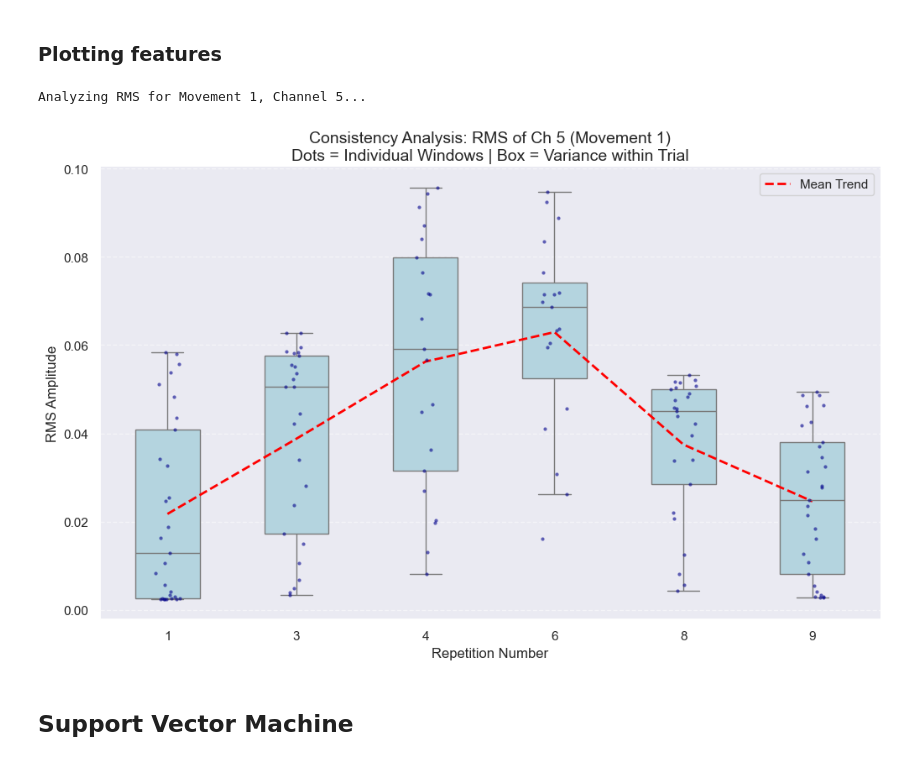
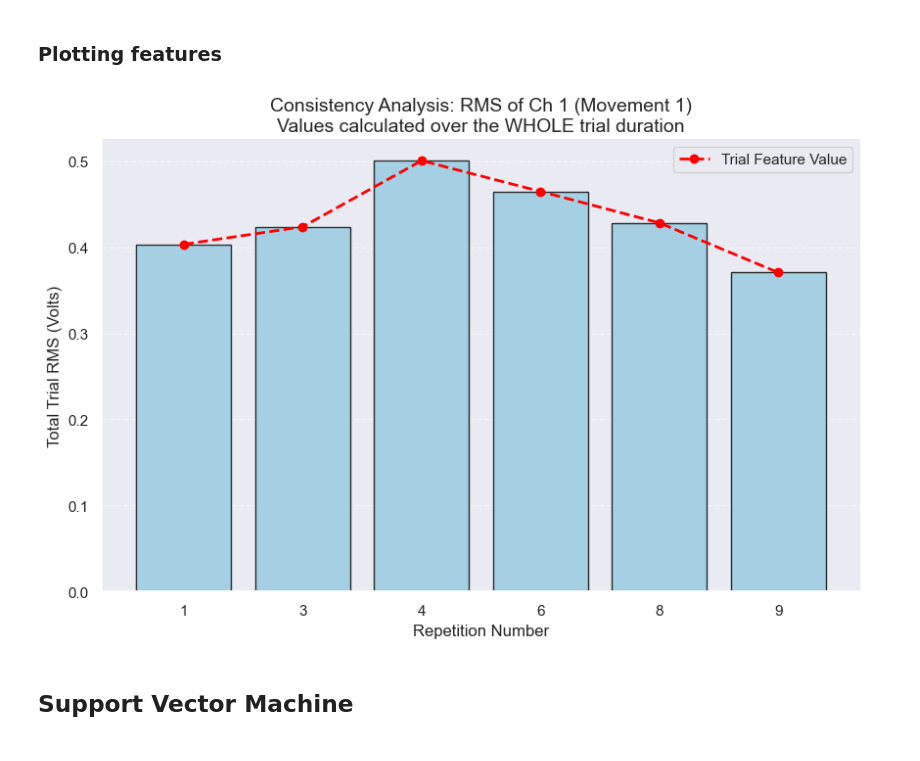
Before and after one commit to spbui00/NX-421-project, a Jupyter notebook: project_2.ipynb, the cells around one changed output. Drawn from its saved outputs; the diff is of its cells as text; code cells hidden in the pictures.

Commit message:
fix: trial based variables name

```diff
--- a/project_2.ipynb
+++ b/project_2.ipynb
@@ -445,62 +454,49 @@ Test Features:  (24, 100)
 # %% [markdown]
 ### Plotting features
 # %%
-target_mov = 1          # Movement ID (e.g., 1 = Index Flexion)
-feature_idx = 1         # 0=MAV, 1=RMS, 2=WL, 3=VAR, 4=MAX
-feature_name = "RMS"    # Name for the plot
-channel_idx = 4         # Channel Index (0-9). Ch 5 is index 4.
+target_mov = 1          # Movement 1 (Index Flexion)
+feature_idx = 1         # 1 = RMS (Root Mean Square)
+feature_name = "RMS"
+channel_idx = 0        # Channel 5 (Index 4)
 
 plot_data = []
-train_reps_list = np.unique(rep_train)
 
-print(f"Analyzing {feature_name} for Movement {target_mov}, Channel {channel_idx+1}...")
+for rep_id in np.unique(rep_train_raw):
+    mask = (y_train_raw == target_mov) & (rep_train_raw == rep_id)
+    raw_segment = X_train_raw[mask]
 
-for rep_id in train_reps_list:
-    mask = (y_train == target_mov) & (rep_train == rep_id)
-    raw_trial = X_train[mask]
+    if len(raw_segment) > 0:
+        feats = get_features_from_trial(raw_segment)
 
-    if len(raw_trial) > 0:
-        # Extract features just for this trial to visualize windows
-        feats = extract_features(raw_trial)
+        col = (feature_idx * 10) + channel_idx
+        val = feats[col]
 
-        # Select specific feature column: (Feature_Index * 10) + Channel
-        col = (feature_idx * 10) + channel_idx
-
-        # Collect every window value
-        trial_values = feats[:, col]
-
-        for val in trial_values:
-            plot_data.append({
-                'Repetition': str(int(rep_id)),
-                'Feature Value': val
-            })
-
+        plot_data.append({
+            'Repetition': str(int(rep_id)),
+            'Feature Value': val
+        })
 
 df = pd.DataFrame(plot_data)
 
-plt.figure(figsize=(12, 7))
+plt.figure(figsize=(10, 6))
 
-sns.boxplot(data=df, x='Repetition', y='Feature Value',
-            color='lightblue', width=0.5, fliersize=0)
+sns.barplot(data=df, x='Repetition', y='Feature Value',
+            color='skyblue', edgecolor='black', alpha=0.8)
 
-sns.stripplot(data=df, x='Repetition', y='Feature Value',
-              color='darkblue', alpha=0.6, size=3, jitter=True)
-
-means = df.groupby('Repetition')['Feature Value'].mean()
-plt.plot(range(len(means)), means.values, color='red', linestyle='--', linewidth=2, label='Mean Trend')
+plt.plot(range(len(df)), df['Feature Value'], color='red', marker='o',
+         linestyle='--', linewidth=2, label='Trial Feature Value')
 
 plt.title(f"Consistency Analysis: {feature_name} of Ch {channel_idx+1} (Movement {target_mov})\n"
-          f"Dots = Individual Windows | Box = Variance within Trial", fontsize=14)
-plt.ylabel(f"{feature_name} Amplitude", fontsize=12)
+          f"Values calculated over the WHOLE trial duration", fontsize=14)
+plt.ylabel(f"Total Trial {feature_name} (Volts)", fontsize=12)
 plt.xlabel("Repetition Number", fontsize=12)
 plt.legend()
 plt.grid(axis='y', linestyle='--', alpha=0.5)
 sns.despine()
 
 plt.show()
 # %% [output]
-Analyzing RMS for Movement 1, Channel 5...
-[figure, old version]
+[figure, new version]
 # %% [markdown]
 ## Support Vector Machine
 # %%
```
Also changed, not shown: parts of 2 cells of this notebook.
